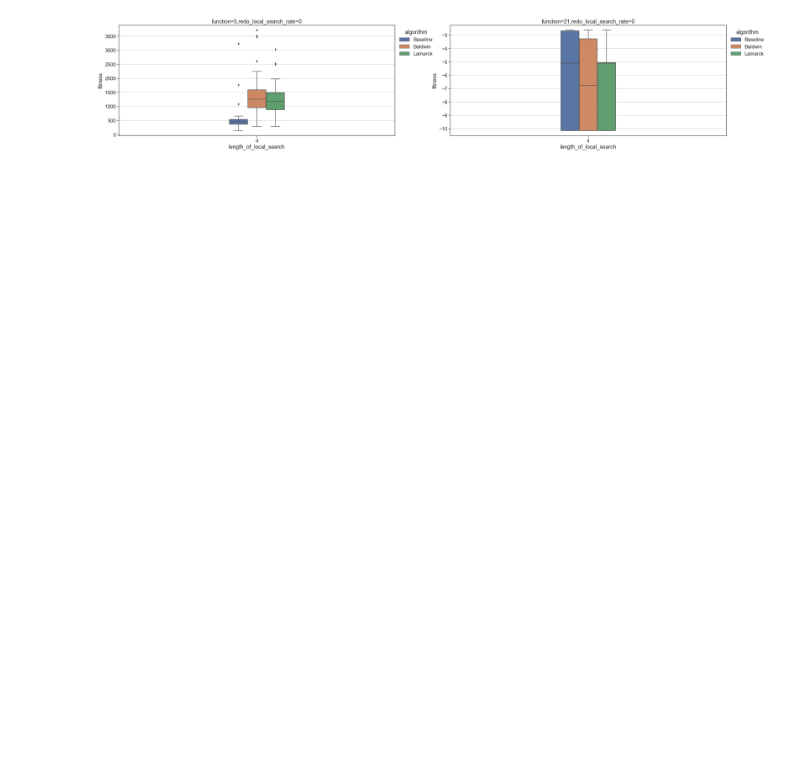
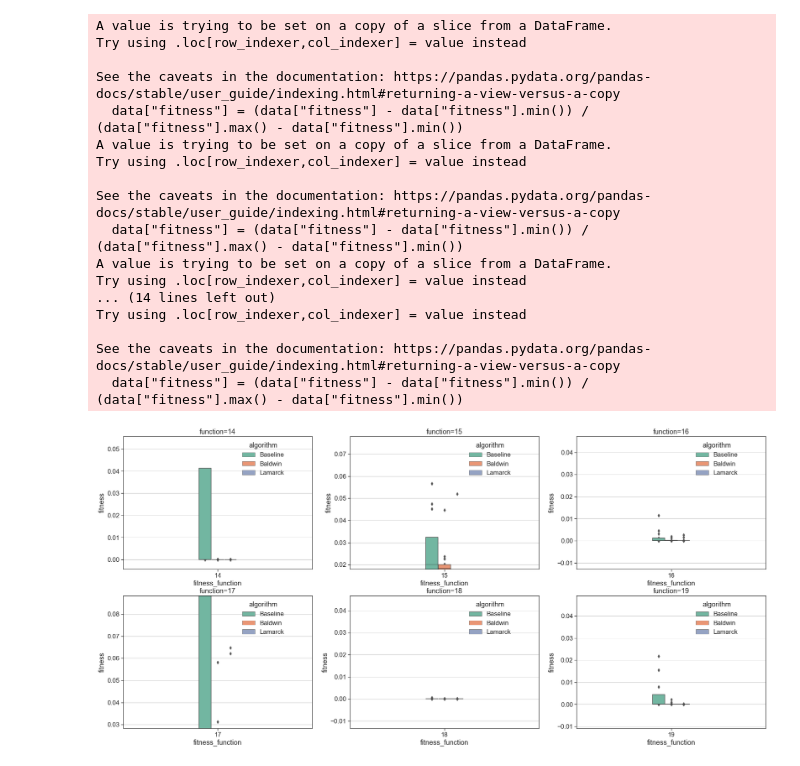
Before and after one commit to JIAOJIAOMEI/Evolution_algorithm, a Jupyter notebook: Experiment17/Experiment2/result.ipynb, the cells around one changed output. Cells and saved outputs as stored; diff of their text form; code cells hidden in the pictures; blank space fills up the shorter version.

```diff
--- a/Experiment17/Experiment2/result.ipynb
+++ b/Experiment17/Experiment2/result.ipynb
@@ -5,9 +5,10 @@ import matplotlib.pyplot as plt
 import seaborn as sns
 import colorama
 # %%
-pm = pd.read_csv("/Users/meijiaojiao/Desktop/Evolution_algorithm/Experiment16/Experiment16/Experiment2/parameter_combinations.csv",header=0,index_col=[0])
+pm = pd.read_csv("/Users/meijiaojiao/Desktop/Evolution_algorithm/Experiment17/Experiment2/parameter_combinations.csv",header=0,index_col=[0])
 print(colorama.Fore.GREEN+f"the shape of parameter combinations dataframe is {pm.shape}")
 print(colorama.Fore.GREEN+f"there are {pm.shape[0]} parameter combinations in total")
 print(colorama.Fore.GREEN+f"the parameters are as the following {pm.columns.tolist()}")
-pm.to_csv("pm.csv",header=True,index=True)
+function_list = pm["fitness_function"].unique().tolist()
+print(function_list)
 # %% [output]
@@ -17,6 +19,10 @@ the parameters are as the following ['num_generations', 'mutation_rate', 'num_in
 # %%
-solution = pd.read_csv("/Users/meijiaojiao/Desktop/Evolution_algorithm/Experiment16/Experiment16/Experiment2/solutions_dataframe.csv",header=0,index_col=0)
+one = pd.read_csv("/Users/meijiaojiao/Desktop/Evolution_algorithm/Experiment17/Experiment2/solutions_dataframe1.csv",header=0,index_col=0)
+two = pd.read_csv("/Users/meijiaojiao/Desktop/Evolution_algorithm/Experiment17/Experiment2/solutions_dataframe2.csv",header=0,index_col=0)
+three = pd.read_csv("/Users/meijiaojiao/Desktop/Evolution_algorithm/Experiment17/Experiment2/solutions_dataframe3.csv",header=0,index_col=0)
+solution = pd.concat([one,two,three],axis=0)
 print(colorama.Fore.YELLOW+f"the shape of solution is {solution.shape}")
+solution.index = [i for i in range(0,solution.shape[0],1)]
 solution.columns = ["Run"+str(i) for i in range(1,11,1)]
 print(colorama.Fore.CYAN+f"the shape of solution dataframe is {solution.shape}")
 print(colorama.Fore.CYAN+f"the columns of solution dataframe is the runs {solution.columns.tolist()}")
@@ -49,7 +55,9 @@ the columns of solution dataframe is the runs ['Run1', 'Run2', 'Run3', 'Run4', '
 # pm is the parameter combinations dataframe
 # solution is the solutions dataframe
 # according to pm_index to combine the two dataframes
-pm["pm_index"] = [i for i in range(0,pm.shape[0])]
+pm["pm_index"] = [i for i in range(0,pm.shape[0],1)]
+print(pm["pm_index"])
+print(solution["pm_index"])
 df = pd.merge(pm,solution,on="pm_index")
 print(colorama.Fore.RED+f"the shape of df is {df.shape}")
 print(df)
@@ -120,0 +149,3 @@ df.to_csv("df.csv",header=True,index=True)
+# %%
+optimal = [0, 0, 0, 0, 0, 0, 0, -418.98 * 50, 0, 0, 0, 0, 0, 1, 0.00030, -1.0316, 0.398, 3, -3.86, -3.32, -10.1532,
+           -10.4028, -10.5363]
@@ -144,26 +259,45 @@ for i in xp_list:
 # %%
- def show_graph(dataframe,xp):
-    rate = xp[0]
-    tp = xp[1]
+def show_graph(dataframe):
+
     sns.set_theme(style="whitegrid",font_scale=1.5)
     sns.set_style("ticks",{'axes.grid' : True})
-    dist_cols = 2
-    dist_rows = 15
-    plt.figure(figsize=(18 * dist_cols, 8 * dist_rows))
+    dist_cols = 3
+    dist_rows = 2
+    plt.figure(figsize=(10 * dist_cols, 7 * dist_rows))
     i = 1
-    for func in function_list:
-        for w in redo_local_search_rate_list:
-            data = dataframe[dataframe["fitness_function"] == func]
-            data = data[data[rate] == w]
-            plt.subplot(dist_rows, dist_cols, i)
-            ax = sns.boxplot(data=data, y="fitness",x=tp,hue="algorithm",hue_order=["Baseline","Baldwin","Lamarck"],width=0.2)
-            sns.move_legend(ax, "upper left", bbox_to_anchor=(1,1),frameon=False)
-            plt.title(f"function={func},{rate}={w}")
-            i = i + 1
-    plt.savefig(f"{tp}combine_exp2.png", dpi=400,bbox_inches='tight')
+    for func in [14,15,16,17,18,19]:
+        data = dataframe[dataframe["fitness_function"] == func]
+        # normalize max and min
+        data["fitness"] = (data["fitness"] - data["fitness"].min()) / (data["fitness"].max() - data["fitness"].min())
+        plt.subplot(dist_rows, dist_cols, i)
+        ax = sns.boxenplot(data=data, y="fitness",x="fitness_function",hue="algorithm",hue_order=["Baseline","Baldwin","Lamarck"],width=0.2,palette="Set2")
+        sns.move_legend(ax, "upper left", bbox_to_anchor=(0.6,1),frameon=False)
+        # 设置y的范围，突出显示数据最集中的地方
+        # 先判断数据在哪里最集中，已经做了max min归一化的
+        # 如果数据在0.5左右，那么就设置y的范围为0.4-0.6
+        ax.set_ylim(data["fitness"].mean() - 0.03, data["fitness"].mean() + 0.03)
+        plt.title(f"function={func}")
+        i = i + 1
+    plt.savefig(f"F141516171819_exp2.png", dpi=400,bbox_inches='tight')
     plt.show()
-xp_list=[["redo_local_search_rate","length_of_local_search"]]
-for i in xp_list:
-    show_graph(dataframe=df,xp=i)
+
+show_graph(dataframe=df)
 # %% [output]
+A value is trying to be set on a copy of a slice from a DataFrame.
+Try using .loc[row_indexer,col_indexer] = value instead
+
+See the caveats in the documentation: https://pandas.pydata.org/pandas-docs/stable/user_guide/indexing.html#returning-a-view-versus-a-copy
+  data["fitness"] = (data["fitness"] - data["fitness"].min()) / (data["fitness"].max() - data["fitness"].min())
+A value is trying to be set on a copy of a slice from a DataFrame.
+Try using .loc[row_indexer,col_indexer] = value instead
+
+See the caveats in the documentation: https://pandas.pydata.org/pandas-docs/stable/user_guide/indexing.html#returning-a-view-versus-a-copy
+  data["fitness"] = (data["fitness"] - data["fitness"].min()) / (data["fitness"].max() - data["fitness"].min())
+A value is trying to be set on a copy of a slice from a DataFrame.
+Try using .loc[row_indexer,col_indexer] = value instead
+... (14 lines left out)
+Try using .loc[row_indexer,col_indexer] = value instead
+
+See the caveats in the documentation: https://pandas.pydata.org/pandas-docs/stable/user_guide/indexing.html#returning-a-view-versus-a-copy
+  data["fitness"] = (data["fitness"] - data["fitness"].min()) / (data["fitness"].max() - data["fitness"].min())
-[figure, old version]
+[figure, new version]
```
Also changed, not shown: parts of 8 cells of this notebook, 19 other files.
